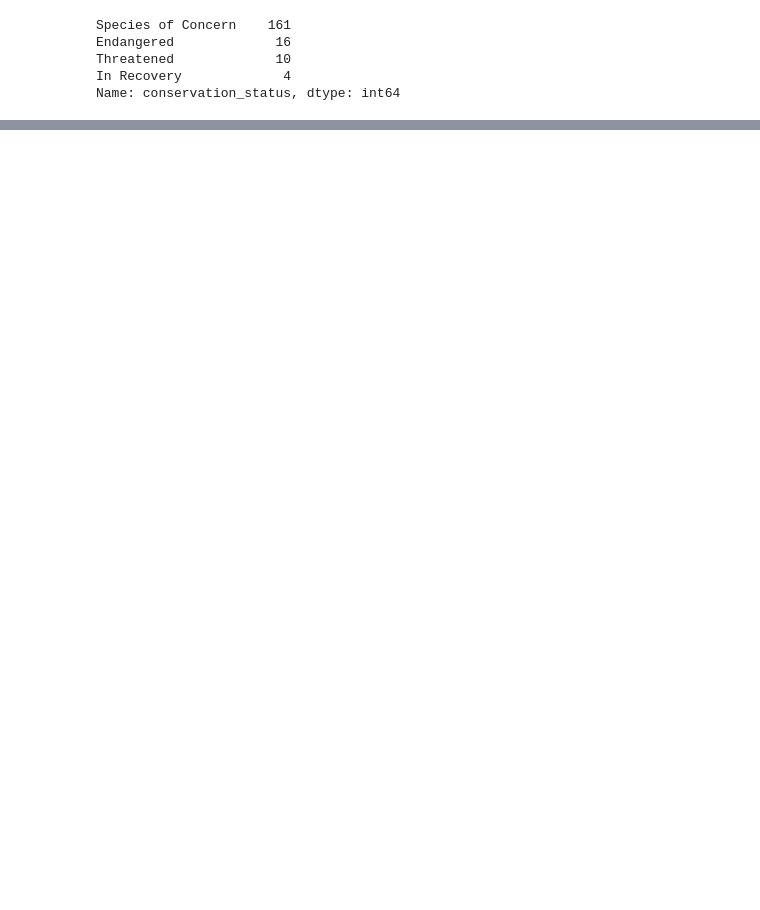
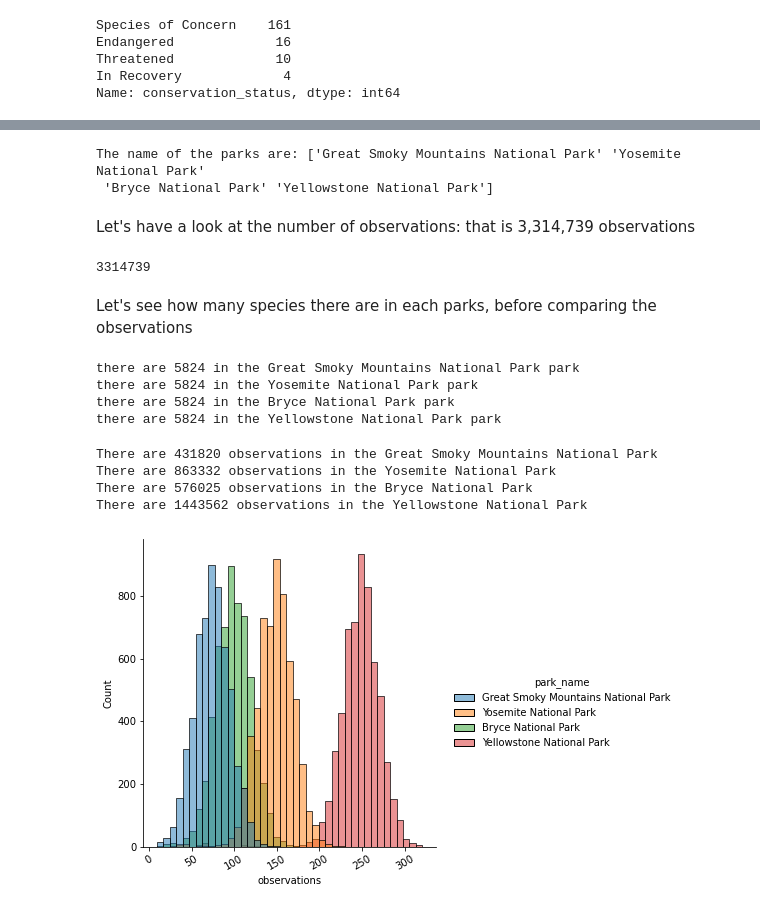
Before and after one commit to ValeryBonneau/cc_bio, a Jupyter notebook: biodiversity.ipynb, the cells around one changed output, grey strips where cells are left out. Saved outputs shown, nothing was run; the diff lists cells and outputs as text; code cells hidden in the pictures; blank space fills up the shorter version.

Commit message:
"before conclusion"

```diff
--- a/biodiversity.ipynb
+++ b/biodiversity.ipynb
@@ -97,0 +46,3 @@ max      321.000000
+# %%
+observations = pd.read_csv('observations.csv',encoding='utf-8')
+observations.head()
@@ -131,0 +155,37 @@ Ideally, we should go back to the data to get another set
+# %%
+park_names = observations['park_name'].unique()
+print("The name of the parks are: {}".format(park_names))
+# %% [output]
+The name of the parks are: ['Great Smoky Mountains National Park' 'Yosemite National Park'
+ 'Bryce National Park' 'Yellowstone National Park']
+# %% [markdown]
+Let's have a look at the number of observations:
+that is 3,314,739 observations
+# %%
+print(observations['observations'].sum())
+# %% [output]
+3314739
+# %% [markdown]
+Let's see how many species there are in each parks, before comparing the observations
+# %%
+for park in park_names:
+    print('there are {} scientific name in the {} park'.format(observations[observations['park_name'] == park].scientific_name.count(), park))
+# %% [output]
+there are 5824 in the Great Smoky Mountains National Park park
+there are 5824 in the Yosemite National Park park
+there are 5824 in the Bryce National Park park
+there are 5824 in the Yellowstone National Park park
+# %%
+for park in park_names:
+    print("There are {} observations in the {}".format(observations[observations['park_name'] == park].observations.sum(), park))
+# %% [output]
+There are 431820 observations in the Great Smoky Mountains National Park
+There are 863332 observations in the Yosemite National Park
+There are 576025 observations in the Bryce National Park
+There are 1443562 observations in the Yellowstone National Park
+# %%
+sns.displot(data=observations, x='observations', hue='park_name')
+plt.xticks(rotation=30)
+plt.show()
+# %% [output]
+[figure, added]
```
Also changed, not shown: parts of 20 cells of this notebook.
